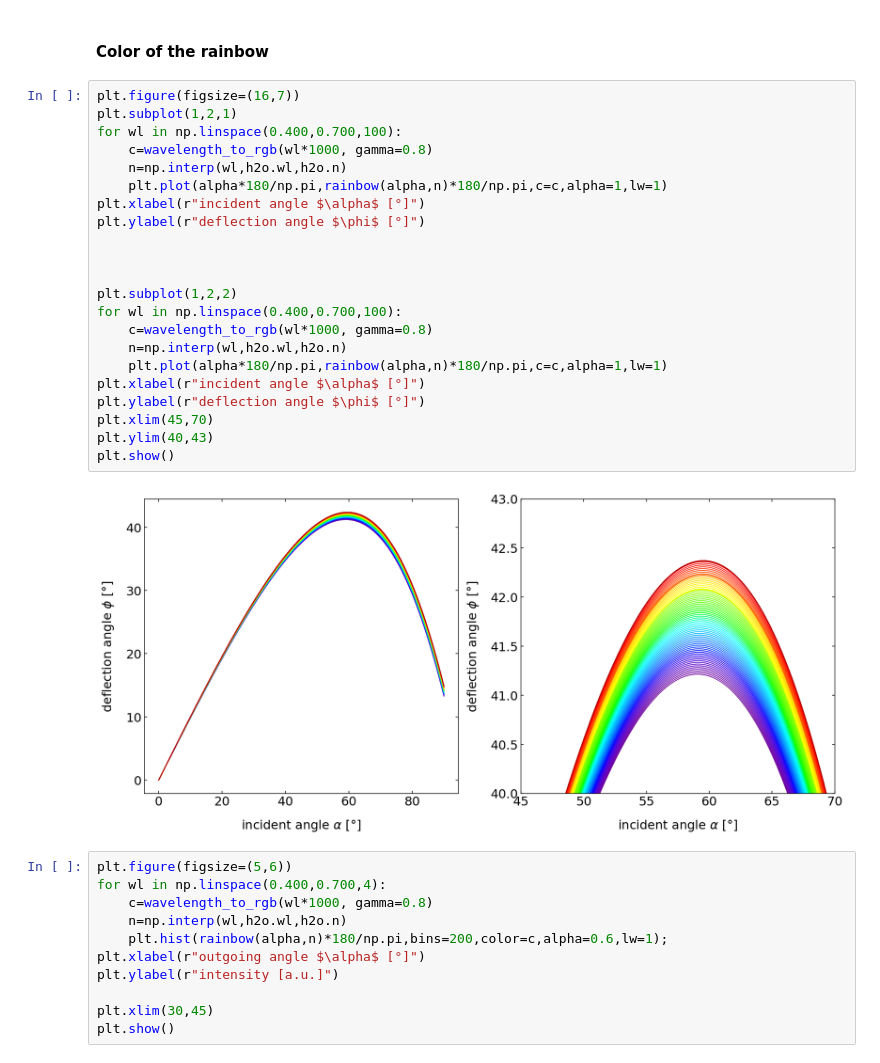
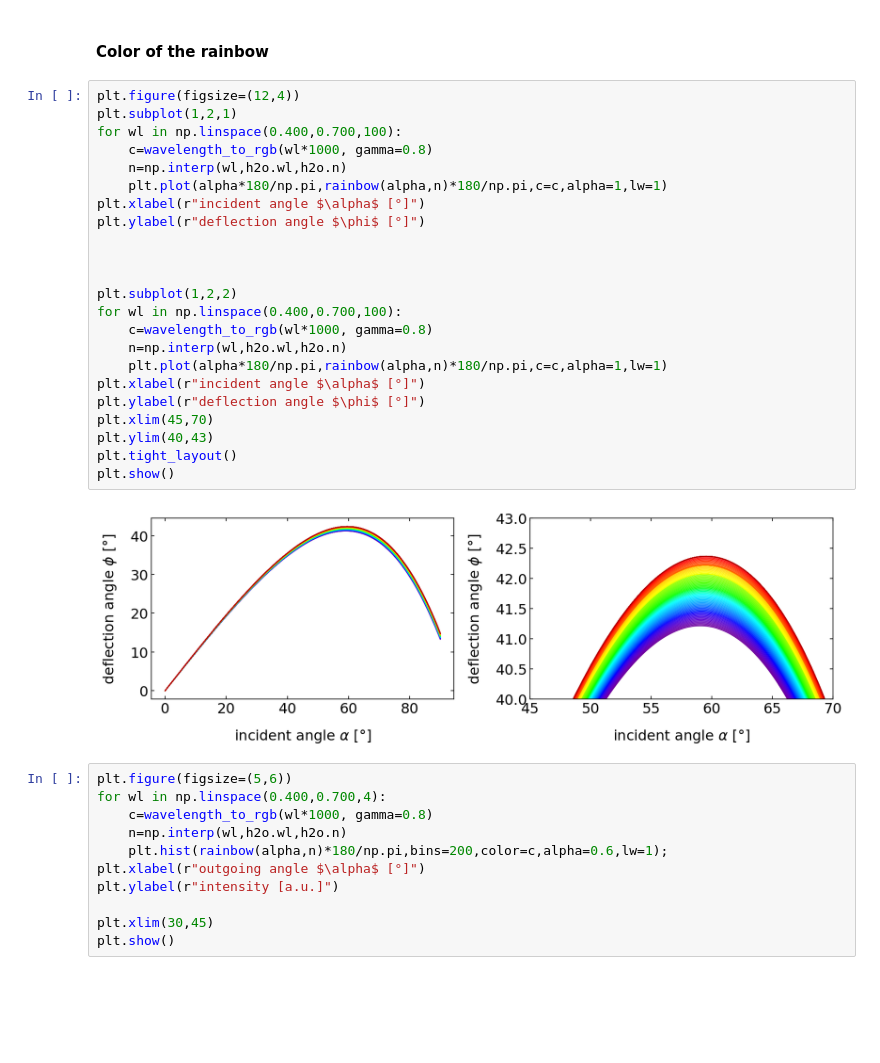
Before and after one commit to fcichos/exp3, a Jupyter notebook: source/notebooks/L3/Optical Elements.ipynb, the cells around one changed output. Saved outputs shown, nothing was run; the diff lists cells and outputs as text; blank space fills up the shorter version.

```diff
--- a/source/notebooks/L3/Optical Elements.ipynb
+++ b/source/notebooks/L3/Optical Elements.ipynb
@@ -341,29 +385,30 @@ plt.show()
 # %% [markdown]
 #### Color of the rainbow
 # %%
-plt.figure(figsize=(16,7))
+plt.figure(figsize=(12,4))
 plt.subplot(1,2,1)
 for wl in np.linspace(0.400,0.700,100):
     c=wavelength_to_rgb(wl*1000, gamma=0.8)
     n=np.interp(wl,h2o.wl,h2o.n)
     plt.plot(alpha*180/np.pi,rainbow(alpha,n)*180/np.pi,c=c,alpha=1,lw=1)
 plt.xlabel(r"incident angle $\alpha$ [°]")
 plt.ylabel(r"deflection angle $\phi$ [°]")
 
 
 
 plt.subplot(1,2,2)
 for wl in np.linspace(0.400,0.700,100):
     c=wavelength_to_rgb(wl*1000, gamma=0.8)
     n=np.interp(wl,h2o.wl,h2o.n)
     plt.plot(alpha*180/np.pi,rainbow(alpha,n)*180/np.pi,c=c,alpha=1,lw=1)
 plt.xlabel(r"incident angle $\alpha$ [°]")
 plt.ylabel(r"deflection angle $\phi$ [°]")
 plt.xlim(45,70)
 plt.ylim(40,43)
+plt.tight_layout()
 plt.show()
 # %% [output]
-[figure, old version]
+[figure, new version]
 # %%
 plt.figure(figsize=(5,6))
 for wl in np.linspace(0.400,0.700,4):
```
Also changed, not shown: parts of 8 cells of this notebook, 40 other files.
